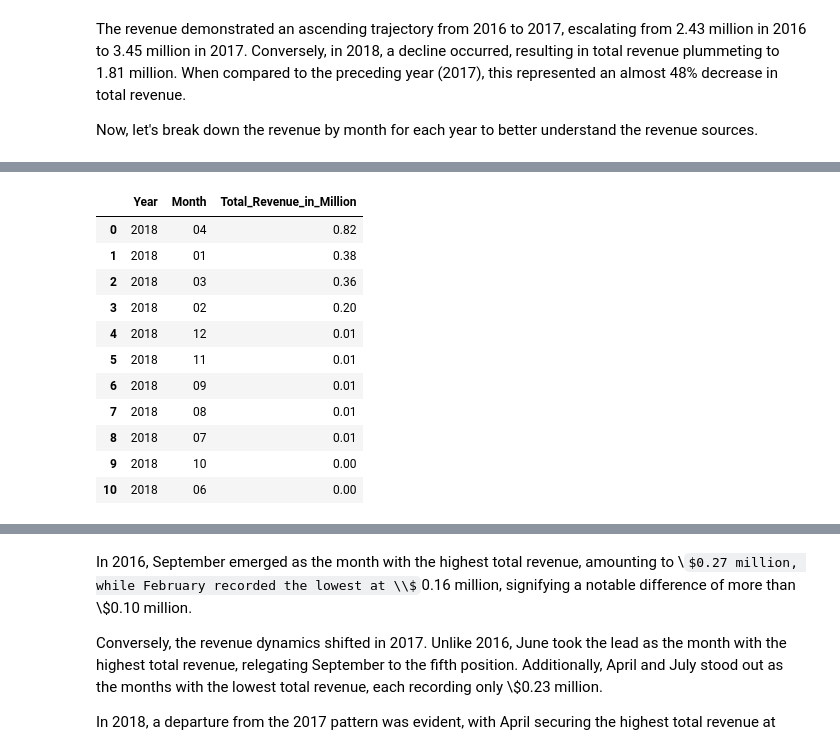
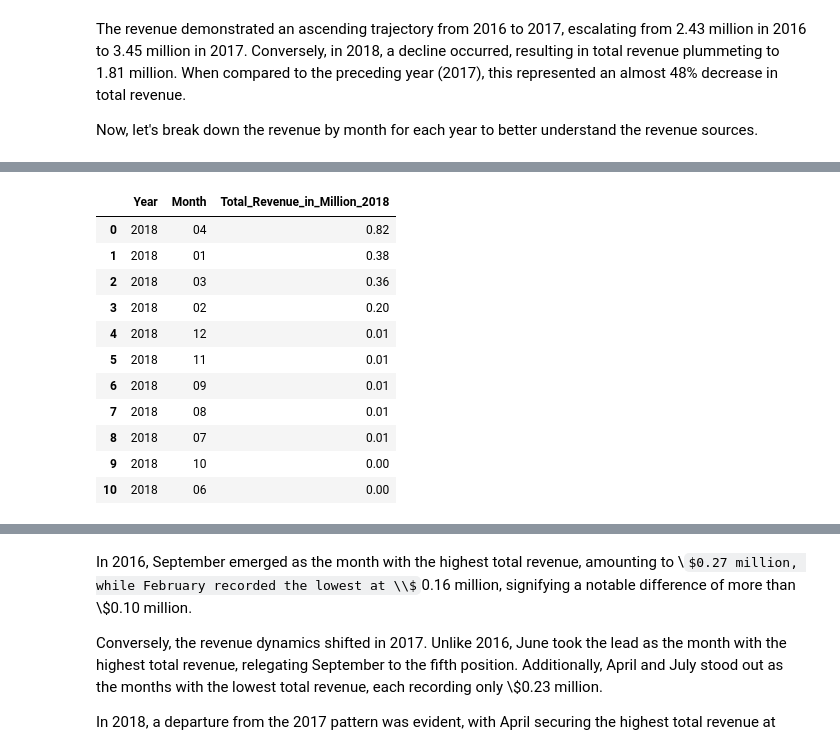
Before and after one commit to DiogocViana/Retail-Bike-Store-SQL-Notebook, a Jupyter notebook: Retail Bike Store.ipynb, the cells around one changed output, grey strips where cells are left out. Drawn from its saved outputs; the diff is of its cells as text; code cells hidden in the pictures; some formulas as TeX source.

```diff
--- a/Retail Bike Store.ipynb
+++ b/Retail Bike Store.ipynb
@@ -607,32 +970,32 @@ df
 # %%
 query = '''
 WITH total_sale AS (
     SELECT
         strftime('%Y', ot.order_date) AS Year,
         strftime('%m', ot.order_date) AS Month,
         oi.product_id,
         oi.quantity,
         oi.list_price,
         oi.discount,
         ((oi.quantity * oi.list_price) * (1 - oi.discount)) AS total_sale_product
     FROM order_items AS oi
     LEFT JOIN orders AS ot ON oi.order_id = ot.order_id
 )
 
 SELECT
     Year,
     Month,
-    ROUND(SUM(total_sale_product)/1000000, 2) AS Total_Revenue_in_Million
+    ROUND(SUM(total_sale_product)/1000000, 2) AS Total_Revenue_in_Million_2018
 FROM total_sale
 WHERE Year= '2018'
 GROUP BY Year, Month
-ORDER BY Year, Total_Revenue_in_Million DESC;
+ORDER BY Year, Total_Revenue_in_Million_2018 DESC;
 '''
 
-df = pd.read_sql_query(query, connection)
-df
+df_2018 = pd.read_sql_query(query, connection)
+df_2018
 # %% [output]
-|  | Year | Month | Total_Revenue_in_Million |
+|  | Year | Month | Total_Revenue_in_Million_2018 |
 | 0 | 2018 | 04 | 0.82 |
 | 1 | 2018 | 01 | 0.38 |
 | 2 | 2018 | 03 | 0.36 |
```
Also changed, not shown: parts of 78 cells of this notebook.
